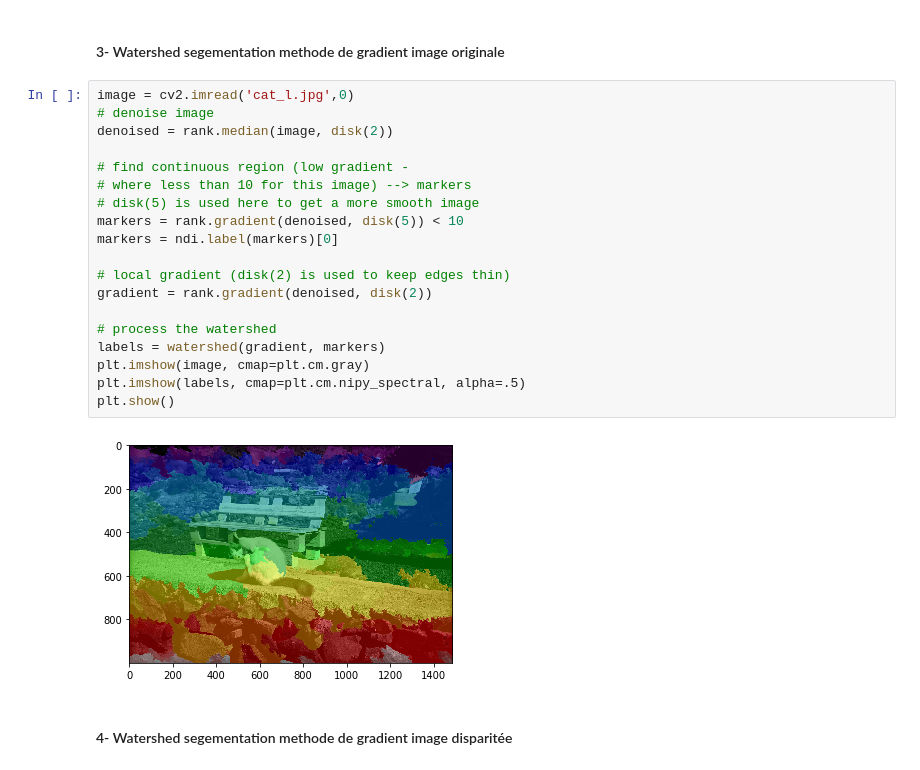
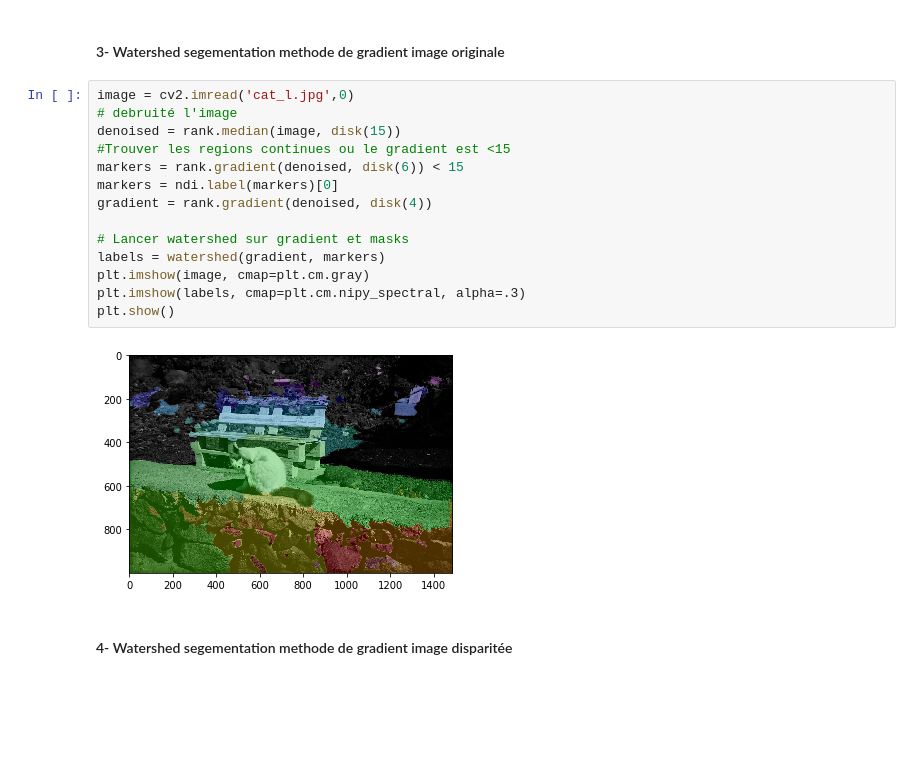
Before and after one commit to abdelamine06/PerceptionIneraction, a Jupyter notebook: PI_TP4_MEHDAOUI_Abdelamine _v1.ipynb, the cells around one changed output. Cells and saved outputs as stored; diff of their text form; blank space fills up the shorter version.

```diff
--- a/PI_TP4_MEHDAOUI_Abdelamine _v1.ipynb
+++ b/PI_TP4_MEHDAOUI_Abdelamine _v1.ipynb
@@ -143,25 +154,20 @@ plt.show
 #### 3- Watershed segementation methode de gradient image originale
 # %%
 image = cv2.imread('cat_l.jpg',0)
-# denoise image
-denoised = rank.median(image, disk(2))
+# debruité l'image
+denoised = rank.median(image, disk(15))
+#Trouver les regions continues ou le gradient est <15
+markers = rank.gradient(denoised, disk(6)) < 15
+markers = ndi.label(markers)[0]
+gradient = rank.gradient(denoised, disk(4))
 
-# find continuous region (low gradient -
-# where less than 10 for this image) --> markers
-# disk(5) is used here to get a more smooth image
-markers = rank.gradient(denoised, disk(5)) < 10
-markers = ndi.label(markers)[0]
-
-# local gradient (disk(2) is used to keep edges thin)
-gradient = rank.gradient(denoised, disk(2))
-
-# process the watershed
+# Lancer watershed sur gradient et masks
 labels = watershed(gradient, markers)
 plt.imshow(image, cmap=plt.cm.gray)
-plt.imshow(labels, cmap=plt.cm.nipy_spectral, alpha=.5)
+plt.imshow(labels, cmap=plt.cm.nipy_spectral, alpha=.3)
 plt.show()
 # %% [output]
-[figure, old version]
+[figure, new version]
 # %% [markdown]
 #### 4- Watershed segementation methode de gradient image disparitée
 # %%
```
Also changed, not shown: parts of 11 cells of this notebook, 8 other files.
